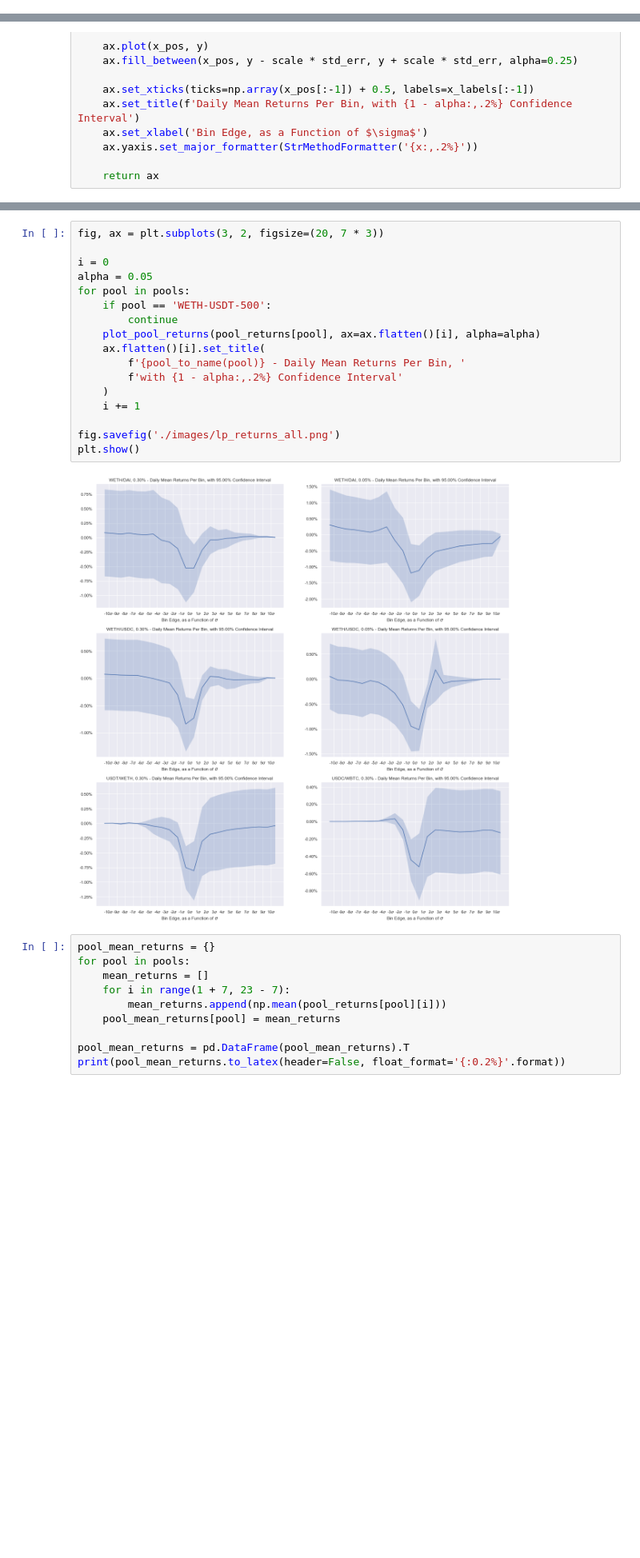
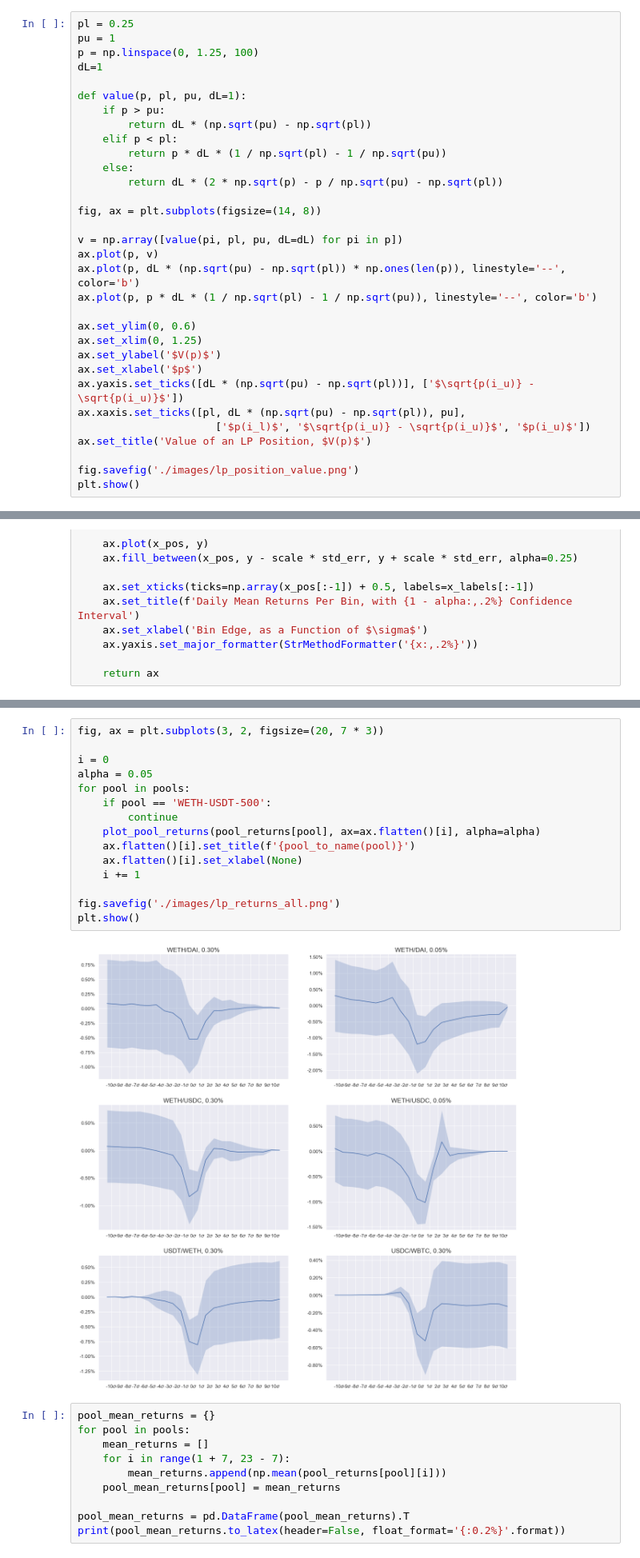
Before and after one commit to pradeeptadas/uniswap-v3-project, a Jupyter notebook: Report Images.ipynb, the cells around one changed output, grey strips where cells are left out. Shown at 80% size. Saved outputs shown, nothing was run; the diff lists cells and outputs as text; blank space fills up the shorter version.

Commit message:
minor edits to report images

```diff
--- a/Report Images.ipynb
+++ b/Report Images.ipynb
@@ -36,0 +64,32 @@ plt.show()
+# %%
+pl = 0.25
+pu = 1
+p = np.linspace(0, 1.25, 100)
+dL=1
+
+def value(p, pl, pu, dL=1):
+    if p > pu:
+        return dL * (np.sqrt(pu) - np.sqrt(pl))
+    elif p < pl:
+        return p * dL * (1 / np.sqrt(pl) - 1 / np.sqrt(pu))
+    else:
+        return dL * (2 * np.sqrt(p) - p / np.sqrt(pu) - np.sqrt(pl))
+
+fig, ax = plt.subplots(figsize=(14, 8))
+
+v = np.array([value(pi, pl, pu, dL=dL) for pi in p])
+ax.plot(p, v)
+ax.plot(p, dL * (np.sqrt(pu) - np.sqrt(pl)) * np.ones(len(p)), linestyle='--', color='b')
+ax.plot(p, p * dL * (1 / np.sqrt(pl) - 1 / np.sqrt(pu)), linestyle='--', color='b')
+
+ax.set_ylim(0, 0.6)
+ax.set_xlim(0, 1.25)
+ax.set_ylabel('$V(p)$')
+ax.set_xlabel('$p$')
+ax.yaxis.set_ticks([dL * (np.sqrt(pu) - np.sqrt(pl))], ['$\sqrt{p(i_u)} - \sqrt{p(i_u)}$'])
+ax.xaxis.set_ticks([pl, dL * (np.sqrt(pu) - np.sqrt(pl)), pu],
+                      ['$p(i_l)$', '$\sqrt{p(i_u)} - \sqrt{p(i_u)}$', '$p(i_u)$'])
+ax.set_title('Value of an LP Position, $V(p)$')
+
+fig.savefig('./images/lp_position_value.png')
+plt.show()
@@ -101,22 +162,20 @@ plt.show()
 # %%
 fig, ax = plt.subplots(3, 2, figsize=(20, 7 * 3))
 
 i = 0
 alpha = 0.05
 for pool in pools:
     if pool == 'WETH-USDT-500':
         continue
     plot_pool_returns(pool_returns[pool], ax=ax.flatten()[i], alpha=alpha)
-    ax.flatten()[i].set_title(
-        f'{pool_to_name(pool)} - Daily Mean Returns Per Bin, '
-        f'with {1 - alpha:,.2%} Confidence Interval'
-    )
+    ax.flatten()[i].set_title(f'{pool_to_name(pool)}')
+    ax.flatten()[i].set_xlabel(None)
     i += 1
 
 fig.savefig('./images/lp_returns_all.png')
 plt.show()
 # %% [output]
-[figure, old version]
+[figure, new version]
 # %%
 pool_mean_returns = {}
 for pool in pools:
```
Also changed, not shown: parts of 10 cells of this notebook, 1 other file.
